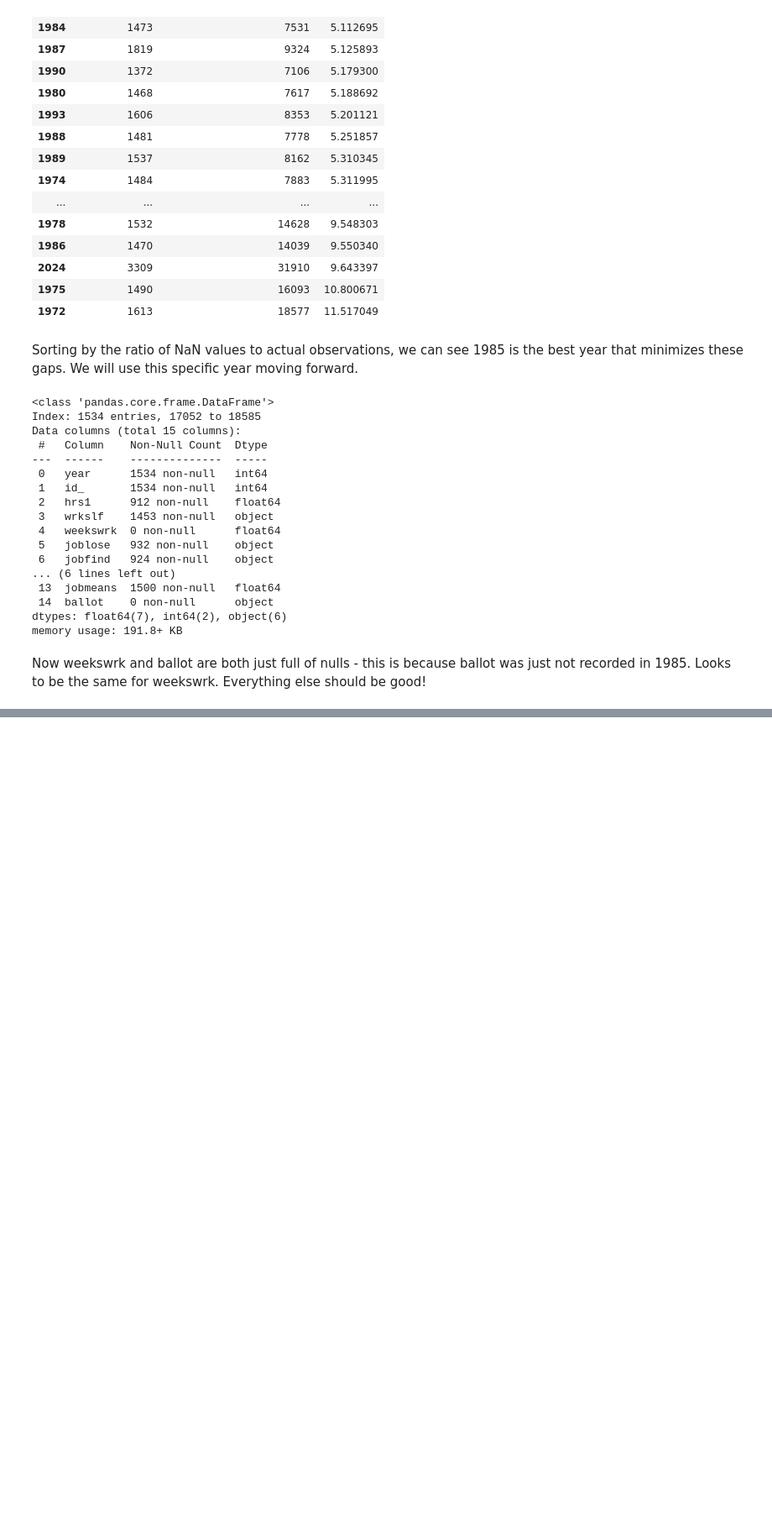
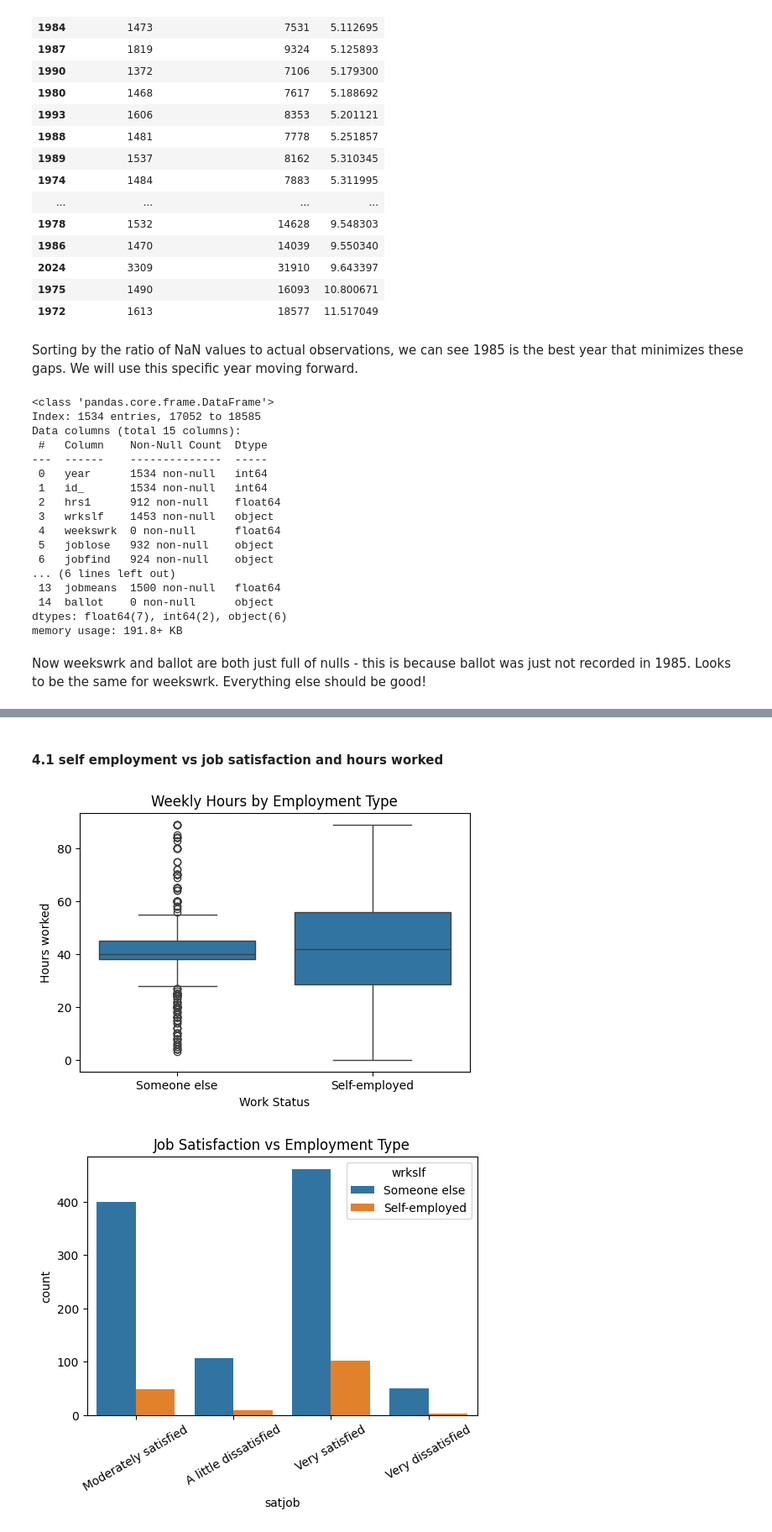
Before and after one commit to Jonuhthan/lab_eda, a Jupyter notebook: lab_notebook.ipynb, the cells around one changed output, grey strips where cells are left out. Shown: that part at 84% size. Cells and saved outputs as stored; diff of their text form; code cells hidden in the pictures; blank space fills up the shorter version.

```diff
--- a/lab_notebook.ipynb
+++ b/lab_notebook.ipynb
@@ -324,0 +328,23 @@ filtered_df_gss = filtered_df_gss.drop(columns=["weekswrk", "ballot"])
+# %% [markdown]
+#### 4.1 self employment vs job satisfaction and hours worked
+# %%
+# hours by employment type (finding self employment)
+import matplotlib.pyplot as plt
+
+# boxplot
+plt.figure(figsize=(6,4))
+sns.boxplot(data=filtered_df_gss, x="wrkslf", y="hrs1")
+plt.title("Weekly Hours by Employment Type")
+plt.ylabel("Hours worked")
+plt.xlabel("Work Status")
+plt.show()
+
+# bar plot satisfaction distr by employment
+plt.figure(figsize=(6,4))
+sns.countplot(data=filtered_df_gss, x="satjob", hue="wrkslf")
+plt.title("Job Satisfaction vs Employment Type")
+plt.xticks(rotation=30)
+plt.show()
+# %% [output]
+[figure, added]
+[figure, added]
```
Also changed, not shown: parts of 17 cells of this notebook.
